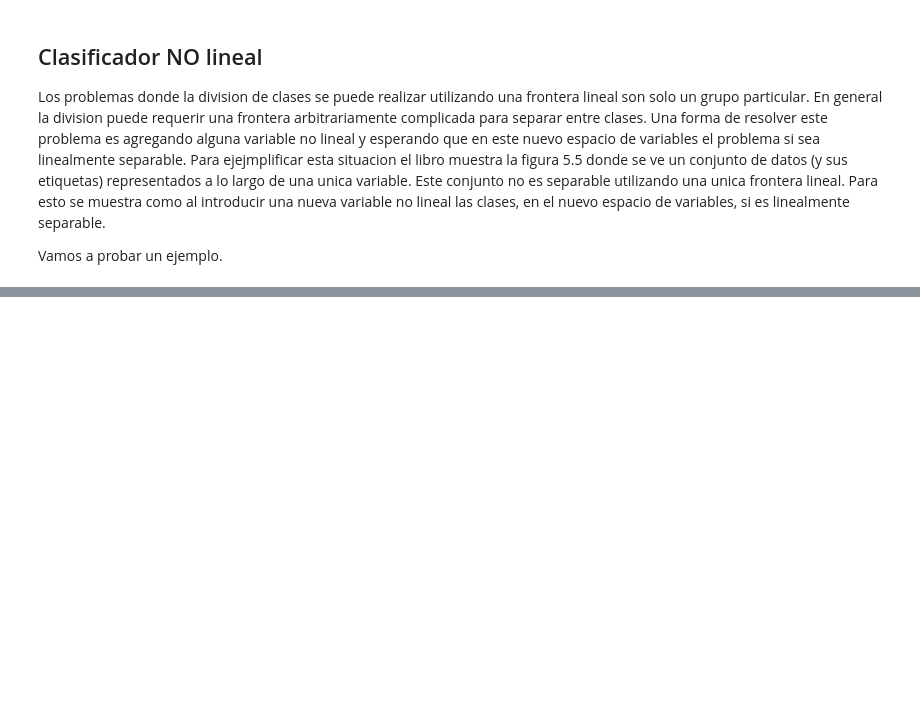
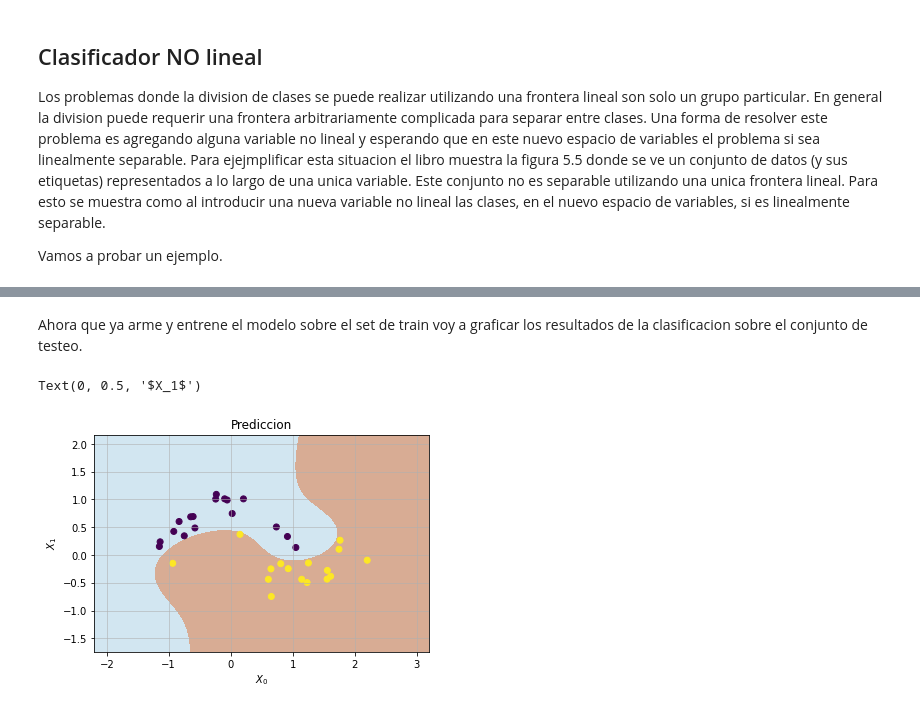
Before and after one commit to nechebarrena/HOML, a Jupyter notebook: HOML_cap_5.ipynb, the cells around one changed output, grey strips where cells are left out. Cells and saved outputs as stored; diff of their text form; code cells hidden in the pictures; blank space fills up the shorter version.

```diff
--- a/HOML_cap_5.ipynb
+++ b/HOML_cap_5.ipynb
@@ -166,0 +165,30 @@ Pipeline(memory=None,
+# %%
+polynomial_svm_clf = Pipeline([("poly_features", PolynomialFeatures(degree=3)),("scaler", StandardScaler()),("svm_clf", LinearSVC(C=10, loss="hinge"))])
+
+X_train, X_test, y_train, y_test = train_test_split(X, y, test_size=0.33, random_state=42)
+
+polynomial_svm_clf.fit(X_train, y_train)
+
+y_pred = polynomial_svm_clf.predict(X_test)
+# %% [markdown]
+Ahora que ya arme y entrene el modelo sobre el set de train voy a graficar los resultados de la clasificacion sobre el conjunto de testeo.
+# %%
+h = .001
+x_min, x_max = X[0].min() - 1, X[0].max() + 1
+y_min, y_max = X[1].min() - 1, X[1].max() + 1
+xx, yy = np.meshgrid(np.arange(x_min, x_max, h), np.arange(y_min, y_max, h))
+
+Z = polynomial_svm_clf.predict(np.c_[xx.ravel(), yy.ravel()])
+Z = Z.reshape(xx.shape)
+
+
+plt.figure()
+plt.imshow(Z, interpolation="nearest",extent=(xx.min(), xx.max(), yy.min(), yy.max()),cmap=plt.cm.Paired, aspect="auto", origin="lower",alpha=0.5)
+plt.scatter(X_test[0],X_test[1],c=y_pred)
+plt.grid(axis="both", alpha=0.7)
+plt.title("Prediccion")
+plt.xlabel(r"$X_0$")
+plt.ylabel(r"$X_1$")
+# %% [output]
+Text(0, 0.5, '$X_1$')
+[figure, added]
```
Also changed, not shown: parts of 5 cells of this notebook.
